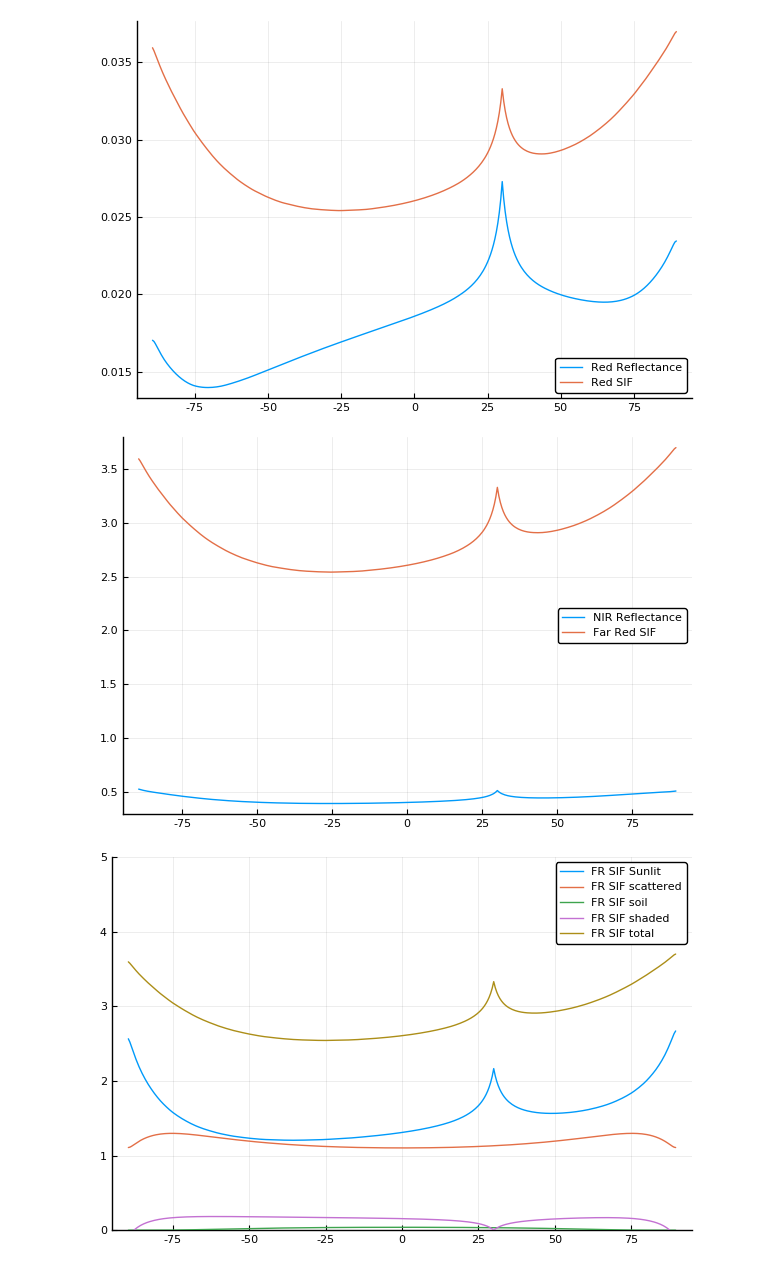
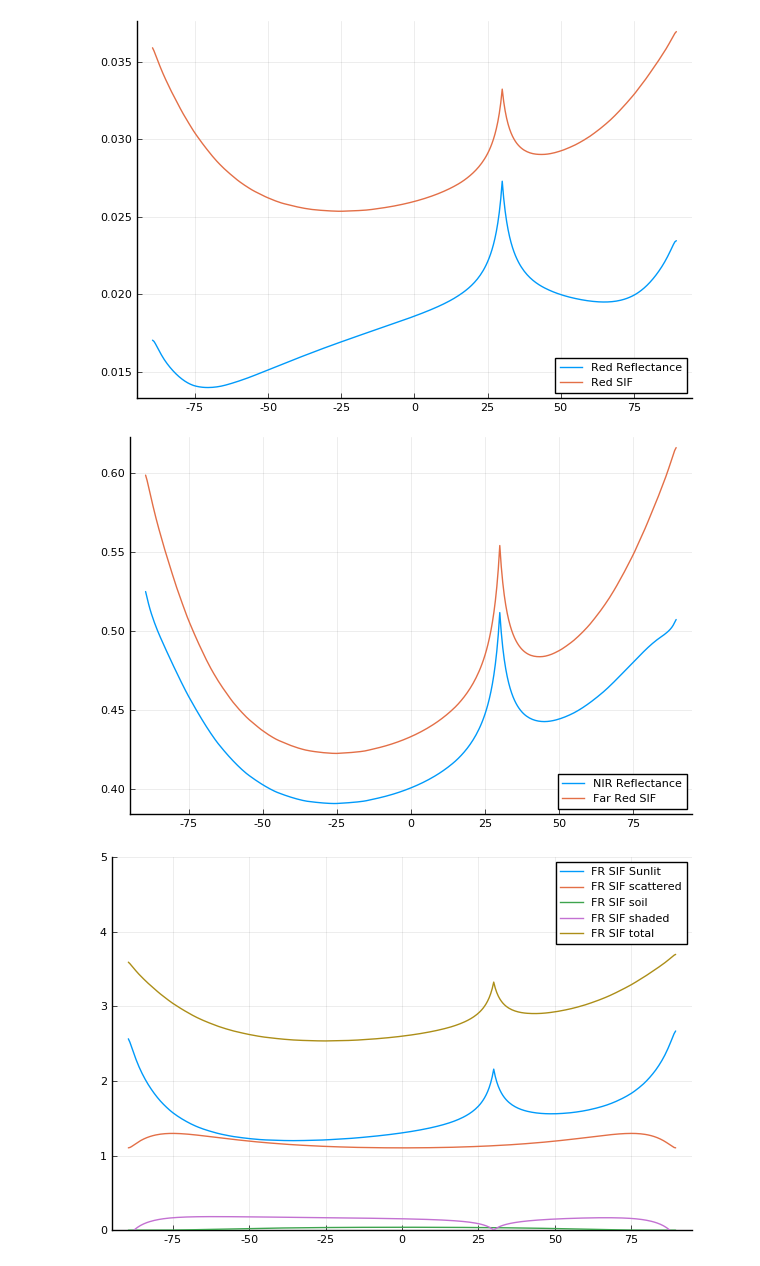
Before and after one commit to CliMA/Land, a Jupyter notebook: notebooks/BRDF test (directional).ipynb, the cells around one changed output. Cells and saved outputs as stored; diff of their text form; code cells hidden in the pictures.

```diff
--- a/notebooks/BRDF test (directional).ipynb
+++ b/notebooks/BRDF test (directional).ipynb
@@ -135,8 +88,11 @@ ko = []
 CanopyRTMod.angles.tts=30
 CanopyRTMod.angles.psi=0
 CanopyRTMod.canopy.LAI = 3
-for VZA=-89.5:0.5:89.5
-    CanopyRTMod.angles.tto=VZA
+# Define VZA
+VZA=collect(-89.5:0.5:89.5)
+
+for VZA_ in VZA
+    CanopyRTMod.angles.tto=VZA_
     CanopyRTMod.computeCanopyGeomProps!(canopy, angles,canOpt);
     CanopyRTMod.computeCanopyMatrices!(arrayOfLeaves,canOpt);
     CanopyRTMod.RTM_SW!(canopy, canOpt, canRad,sunRad, CanopyRTMod.soil);
@@ -168,6 +126,3 @@ plot(canRad.SIF_hemi)
 plot!(canRad.SIF_sum)
 # %% [output]
 [figure]
-# %%
-VZA=-89.5:0.5:89.5
-plot(VZA, ko, label="ko")
@@ -194,9 +134,9 @@ plot!(VZA, SIF_FR/100, label="Red SIF")
 [figure]
 # %%
 plot(VZA, reflNIR, label="NIR Reflectance")
-plot!(VZA, SIF_FR, label="Far Red SIF")
+plot!(VZA, SIF_FR/6, label="Far Red SIF")
 # %% [output]
-[figure, old version]
+[figure, new version]
 # %%
 plot(VZA, SIF_FR1, label="FR SIF Sunlit")
 plot!(VZA, SIF_FR2, label="FR SIF scattered")
```
Also changed, not shown: parts of 19 cells of this notebook, 2 other files.
